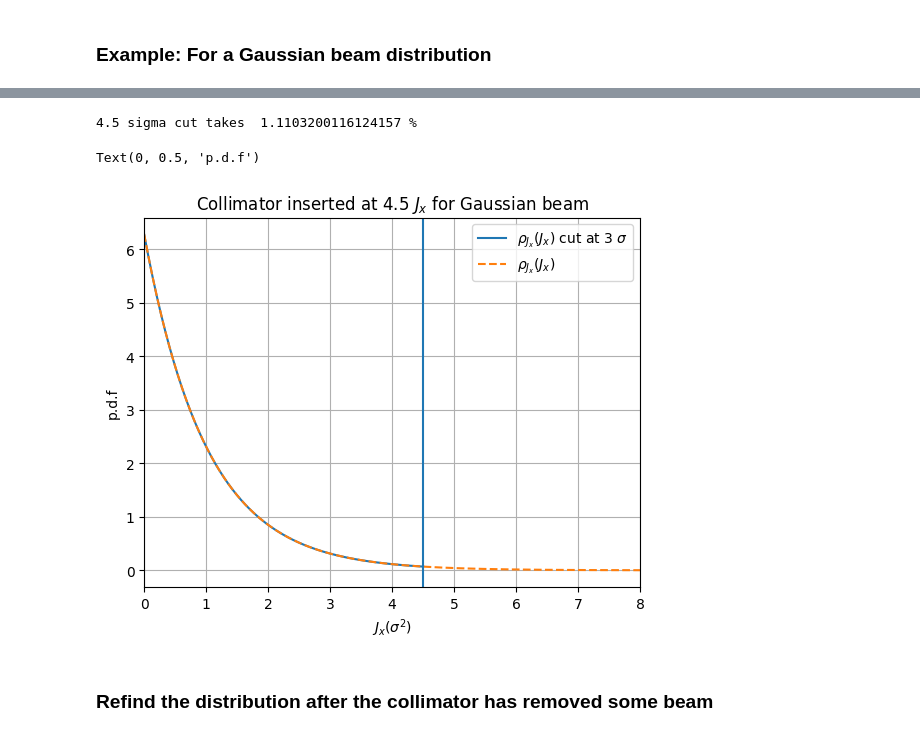
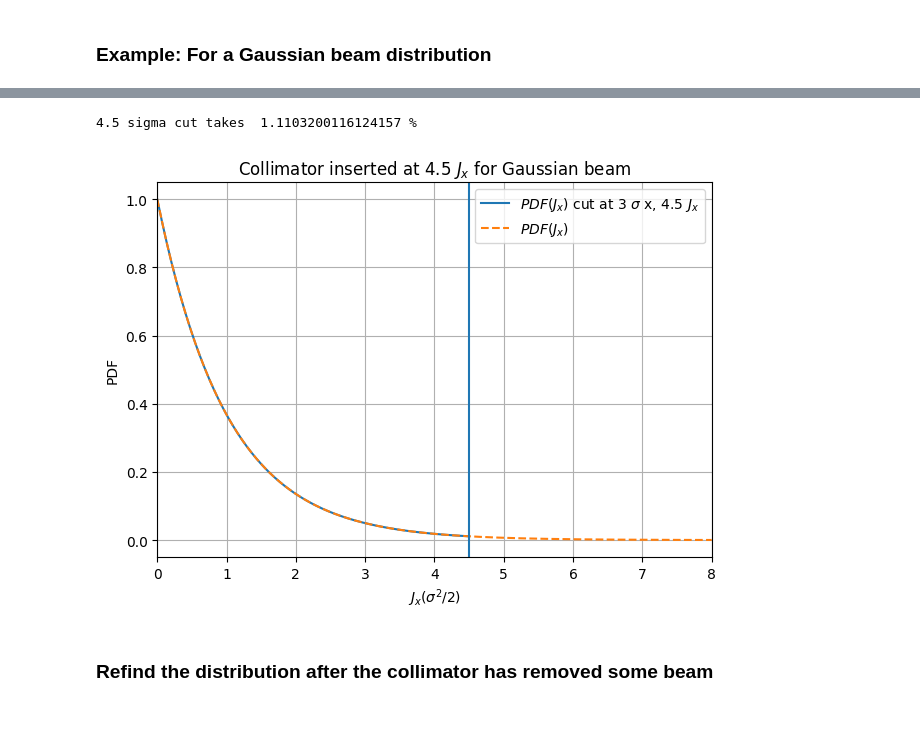
Before and after one commit to ElleanorLamb/xsuite_functions, a Jupyter notebook: Examples/presentation_collimator.ipynb, the cells around one changed output, grey strips where cells are left out. Saved outputs shown, nothing was run; the diff lists cells and outputs as text; code cells hidden in the pictures.

```diff
--- a/Examples/presentation_collimator.ipynb
+++ b/Examples/presentation_collimator.ipynb
@@ -219,40 +259,41 @@ collim_position = 3.**2/2
 
 
 ######### interpolate the pdf of J_x to find the curve up to the desired collimator position
 
-xcollim_g = np.linspace(0.0000,collim_position,200) # 0 to 3 sigma
+xcollim_g = np.linspace(0.0000,collim_position,200) # 0 to 3 sigma (x), 4.5 $J_x$
 x = jx
 y = pdf_jx_gauss
 ycollim_g = np.interp(xcollim_g, x, y)
 
 
 ########### integrate the interpolated function and the pdf of J_x
 
 perc_cut = sp.integrate.simps(ycollim_g, x=xcollim_g, dx=1, axis=-1,)
 perc_all = sp.integrate.simps(pdf_jx_gauss, x=jx, dx=1, axis=-1,)
 
 ########### calculate percentage lost
 
 perc_g = 100-(perc_cut/perc_all*100)
 print(str(collim_position) , 'sigma cut takes ',  perc_g, '%')
 
 
 ########### plot
 
 plt.figure()
-plt.plot(xcollim_g, ycollim_g, label='$\\rho_{J_x}(J_x)$ cut at 3 $\sigma$ ')
-plt.plot(jx,pdf_jx_gauss, linestyle= '--',label='$\\rho_{J_x}(J_x)$',)
+plt.plot(xcollim_g, ycollim_g/(2*np.pi), label='$PDF(J_x)$ cut at 3 $\sigma$ x, 4.5 $J_x$ ')
+plt.plot(jx,pdf_jx_gauss/(2*np.pi), linestyle= '--',label='$PDF(J_x)$',)
 plt.legend()
 plt.grid()
 plt.title('Collimator inserted at ' + str(collim_position) + ' $J_x$ for Gaussian beam')
-plt.xlabel('$J_x(\\sigma^2)$')
+plt.xlabel('$J_x(\\sigma^2/2)$')
 plt.axvline(x=collim_position)
 plt.xlim([0,8])
-plt.ylabel('p.d.f')
+plt.ylabel('PDF')
+plt.tight_layout()
+plt.savefig('presentation_plots/jx_cut_1.png', dpi=400)
 # %% [output]
 4.5 sigma cut takes  1.1103200116124157 %
-Text(0, 0.5, 'p.d.f')
-[figure, old version]
+[figure, new version]
 # %% [markdown]
 ### Refind the distribution after the collimator has removed some beam
 # %%
```
Also changed, not shown: parts of 9 cells of this notebook, 35 other files.
